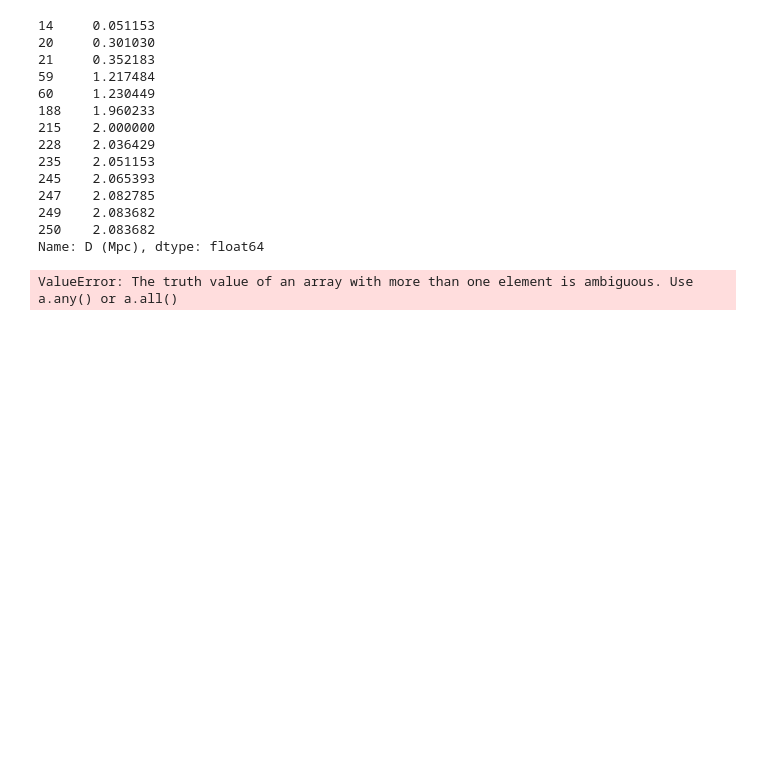
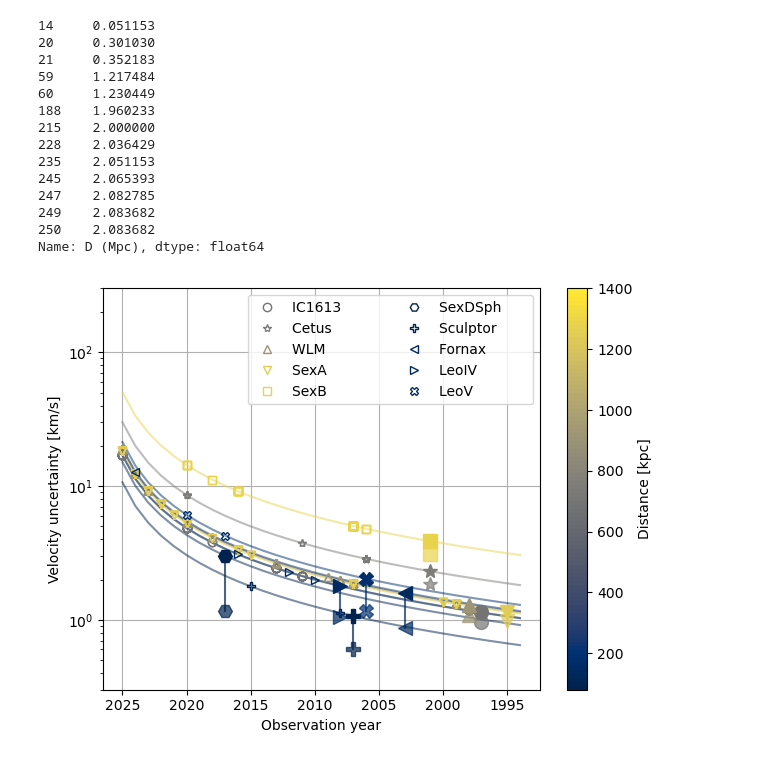
Before and after one commit to Dynamics-Penn/roman-nearfield, a Jupyter notebook: notebooks/nbg_pms.ipynb, the cells around one changed output. Drawn from its saved outputs; the diff is of its cells as text; code cells hidden in the pictures; blank space fills up the shorter version.

```diff
--- a/notebooks/nbg_pms.ipynb
+++ b/notebooks/nbg_pms.ipynb
@@ -131,7 +129,7 @@ for o,i,pm in zip(obs,indices,markers):
                 color=c,alpha=0.5)
     plt.semilogy(o['year'],
                  velocity_limit_year(o['year'].values*u.yr,nbgs['D (Mpc)'][i]*u.Mpc,Nobs_hls=1+len(o['year'])),
-                 marker=pm,ls='',mfc='none',mec=c,label=nbgs['Gal. Name'][i],zorder=90)
+                 marker=pm,ls='',mfc='none',mec=c,label=nbgs['Name'][i],zorder=90)
     plt.semilogy(o['year'].min(),
                  velocity_limit_year(o['year'].min()*u.yr,nbgs['D (Mpc)'][i]*u.Mpc,Nobs_hls=1+len(o['year'])),
                  marker=pm,ms=10,ls='',color=c,zorder=95)
@@ -144,32 +142,32 @@ for k in mw:
     c=viridis((nbgs['D (Mpc)'][mwind[k]]-dmin)/dmax)
     plt.semilogy(yr,
                  velocity_limit_year(yr,nbgs['D (Mpc)'][mwind[k]]*u.Mpc,Nobs_hls=1+len(mw[k])),
                  color=c,alpha=0.5)
     plt.semilogy(mw[k],
                  velocity_limit_year(mw[k]*u.yr,nbgs['D (Mpc)'][mwind[k]]*u.Mpc,Nobs_hls=1+len(mw[k])),
-                 marker=mwm[k],ls='',mfc='none',mec=c,label=nbgs['Gal. Name'][mwind[k]],zorder=90)
+                 marker=mwm[k],ls='',mfc='none',mec=c,label=nbgs['Name'][mwind[k]],zorder=90)
     plt.semilogy(mw[k][0],
                  velocity_limit_year(mw[k][0]*u.yr,nbgs['D (Mpc)'][mwind[k]]*u.Mpc,Nobs_hls=1+len(mw[k])),
                  marker=mwm[k],ms=10,ls='',color=c,zorder=95)
     plt.semilogy(mw[k][0],
                  velocity_limit_year(mw[k][0]*u.yr,nbgs['D (Mpc)'][mwind[k]]*u.Mpc,Nobs_hls=5+len(mw[k]),hls_year=2032*u.yr),
                  marker=mwm[k],ms=10,ls='',color=c,zorder=99,alpha=0.7)
     plt.semilogy([mw[k][0],mw[k][0]],
                  [velocity_limit_year(mw[k][0]*u.yr,nbgs['D (Mpc)'][mwind[k]]*u.Mpc,Nobs_hls=1+len(mw[k])).to(u.km/u.s).value,
                   velocity_limit_year(mw[k][0]*u.yr,nbgs['D (Mpc)'][mwind[k]]*u.Mpc,Nobs_hls=5+len(mw[k]),hls_year=2032*u.yr).to(u.km/u.s).value],
                  ls='-',color=c,zorder=99,alpha=0.7)
 
 plt.gca().invert_xaxis()
 plt.xlabel('Observation year')
 plt.ylabel('Velocity uncertainty [km/s]')
 plt.ylim(0.3,300)
 plt.colorbar(mpl.cm.ScalarMappable(norm=mpl.colors.Normalize(vmin=dmin*1000, vmax=dmax*1000, clip=False),cmap=viridis),
     #mpl.cm.ScalarMappable(norm=mpl.colors.LogNorm(vmin=dmin*1000, vmax=dmax*1000, clip=False),cmap=viridis),
              ax=plt.gca(),
              orientation='vertical', label='Distance [kpc]')
 plt.legend(ncol=2);
 plt.grid();
 plt.tight_layout();
 plt.savefig('../figures/nbg_pms.png',dpi=300)
 # %% [output]
-ValueError: The truth value of an array with more than one element is ambiguous. Use a.any() or a.all()
+[figure, added]
```
Also changed, not shown: parts of 1 cell of this notebook, 8 other files.
